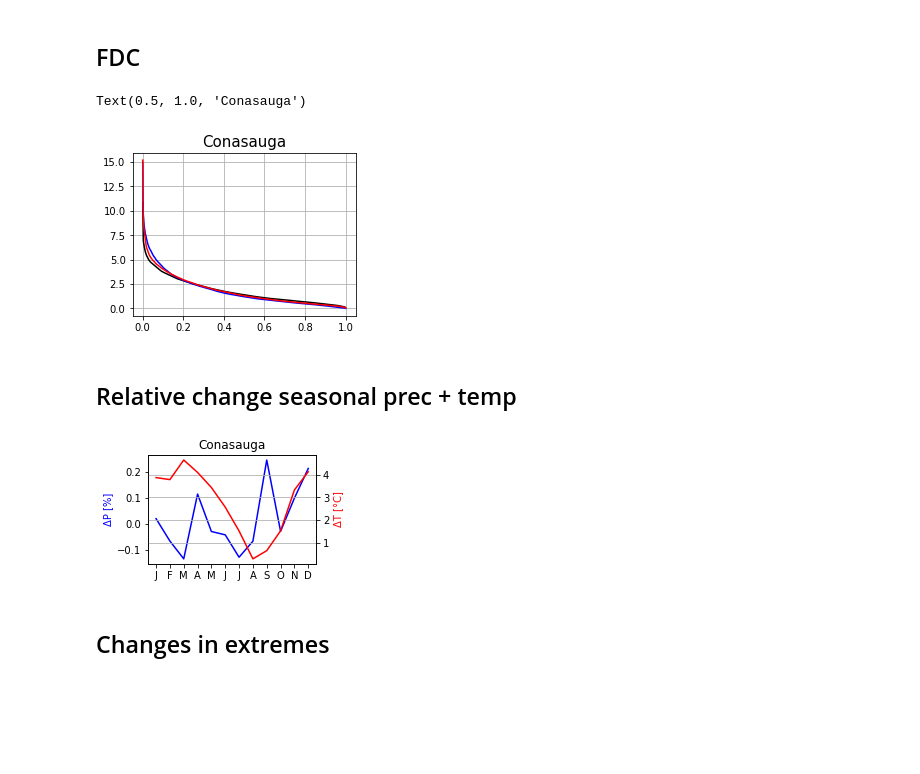
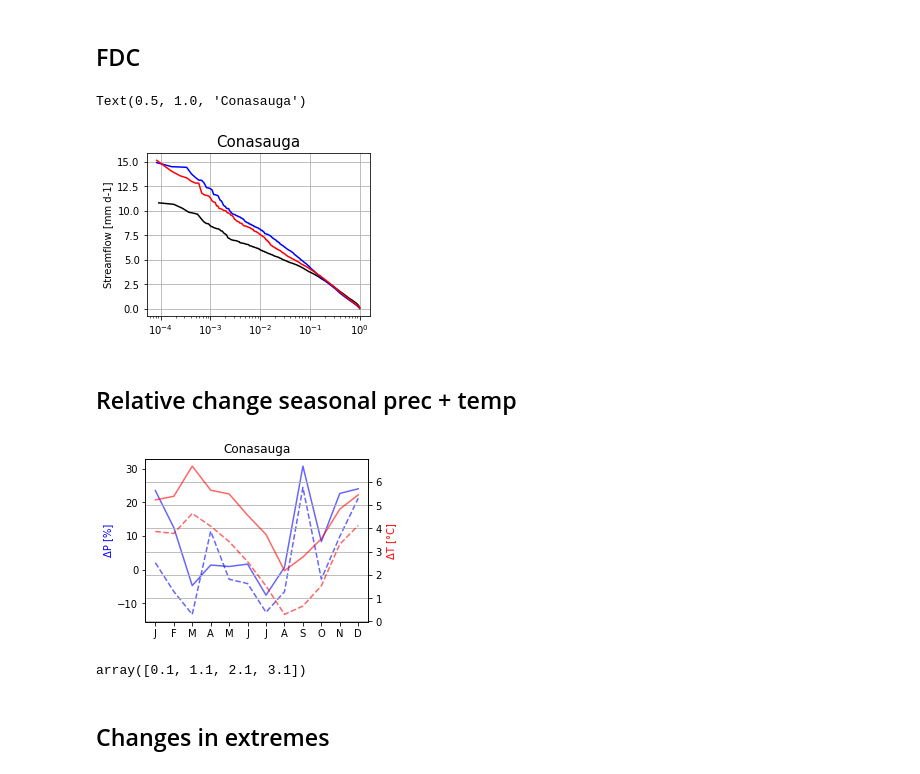
Before and after one commit to vhoogelander/BMI_HBVmountain_streamflow_analysis, a Jupyter notebook: HBVmountain/Conasauga/HBVmountain_climateanalysis_Conasauga.ipynb, the cells around one changed output. Saved outputs shown, nothing was run; the diff lists cells and outputs as text; code cells hidden in the pictures; blank space fills up the shorter version.

```diff
--- a/HBVmountain/Conasauga/HBVmountain_climateanalysis_Conasauga.ipynb
+++ b/HBVmountain/Conasauga/HBVmountain_climateanalysis_Conasauga.ipynb
@@ -99,7 +99,7 @@ ssp245_gfdl_forcing =  nc.Dataset('Data/Conasauga/HBVmountain_GFDL-CM4_Conasauga
 ssp245_gfdl_forcing = generate_forcing_from_NETCDF(ssp245_gfdl_forcing)
 ssp245_gfdl_forcing.index = pd.to_datetime(ssp245_gfdl_forcing.index)
 
-ssp585_gfdl_forcing =  nc.Dataset('Data/Conasauga/HBVmountain_GFDL-CM4_Conasauga_2067_2100_ssp245.nc')
+ssp585_gfdl_forcing =  nc.Dataset('Data/Conasauga/HBVmountain_GFDL-CM4_Conasauga_2067_2100_ssp585.nc')
 ssp585_gfdl_forcing = generate_forcing_from_NETCDF(ssp585_gfdl_forcing)
 ssp585_gfdl_forcing.index = pd.to_datetime(ssp585_gfdl_forcing.index)
 
@@ -111,7 +111,7 @@ ssp245_mpi_forcing =  nc.Dataset('Data/Conasauga/HBVmountain_MPI-ESM1-2-HR_Conas
 ssp245_mpi_forcing = generate_forcing_from_NETCDF(ssp245_mpi_forcing)
 ssp245_mpi_forcing.index = pd.to_datetime(ssp245_mpi_forcing.index)
 
-ssp585_mpi_forcing =  nc.Dataset('Data/Conasauga/HBVmountain_MPI-ESM1-2-HR_Conasauga_2067_2100_ssp245.nc')
+ssp585_mpi_forcing =  nc.Dataset('Data/Conasauga/HBVmountain_MPI-ESM1-2-HR_Conasauga_2067_2100_ssp585.nc')
 ssp585_mpi_forcing = generate_forcing_from_NETCDF(ssp585_mpi_forcing)
 ssp585_mpi_forcing.index = pd.to_datetime(ssp585_mpi_forcing.index)
 # %% [markdown]
@@ -474,24 +495,24 @@ output
 ## FDC
 # %%
 plt.figure(figsize=[4,3])
-SortedQ_hist, ExcProb_hist = flowdurationcurve(hist.mean(axis=1).values)
-SortedQ_ssp245, ExcProb_ssp245 = flowdurationcurve(ssp245.mean(axis=1).values)
-SortedQ_ssp585, ExcProb_ssp585 = flowdurationcurve(ssp585.mean(axis=1).values)
+SortedQ_hist, ExcProb_hist = flowdurationcurve(hist.loc[hist.index.year > hist.index.year[1]].mean(axis=1).values)
+SortedQ_ssp245, ExcProb_ssp245 = flowdurationcurve(ssp245.loc[ssp245.index.year > ssp245.index.year[1]].mean(axis=1).values)
+SortedQ_ssp585, ExcProb_ssp585 = flowdurationcurve(ssp585.loc[ssp585.index.year > ssp585.index.year[1]].mean(axis=1).values)
 
 plt.plot(ExcProb_hist, SortedQ_hist, color='k', label='Historical')
 plt.plot(ExcProb_ssp245, SortedQ_ssp245, color='b', label='SSP245')
 plt.plot(ExcProb_ssp585, SortedQ_ssp585, color='r', label='SSP585')
 
 
-# plt.xscale('log')
+plt.xscale('log')
 plt.grid()
 # plt.legend()
-# plt.ylabel('Streamflow [mm d-1]')
+plt.ylabel('Streamflow [mm d-1]')
 # plt.xlabel('Exceedance probability [-]')
 plt.title('Conasauga', fontsize=15)
 # %% [output]
 Text(0.5, 1.0, 'Conasauga')
-[figure, old version]
+[figure, new version]
 # %% [markdown]
 ## Relative change seasonal prec + temp
 # %%
@@ -500,32 +521,42 @@ prec_ssp245_bothmodels = (ssp245_gfdl_forcing.prec.groupby(ssp245_gfdl_forcing.i
 prec_ssp585_bothmodels = (ssp585_gfdl_forcing.prec.groupby(ssp585_gfdl_forcing.index.month).mean() +ssp585_mpi_forcing.prec.groupby(ssp585_mpi_forcing.index.month).mean()) / 2
 
 
-rel_dif_prec = (prec_ssp245_bothmodels - prec_hist_bothmodels) / prec_hist_bothmodels
+rel_dif_prec_ssp245 = (prec_ssp245_bothmodels - prec_hist_bothmodels) / prec_hist_bothmodels*100
+rel_dif_prec_ssp585 = (prec_ssp585_bothmodels - prec_hist_bothmodels) / prec_hist_bothmodels*100
+
 
 
 temp_hist_bothmodels = (hist_gfdl_forcing.temp.groupby(hist_gfdl_forcing.index.month).mean() +hist_mpi_forcing.temp.groupby(hist_mpi_forcing.index.month).mean()) / 2
 temp_ssp245_bothmodels = (ssp245_gfdl_forcing.temp.groupby(ssp245_gfdl_forcing.index.month).mean() +ssp245_mpi_forcing.temp.groupby(ssp245_mpi_forcing.index.month).mean()) / 2
 temp_ssp585_bothmodels = (ssp585_gfdl_forcing.temp.groupby(ssp585_gfdl_forcing.index.month).mean() +ssp585_mpi_forcing.temp.groupby(ssp585_mpi_forcing.index.month).mean()) / 2
 
-abs_dif_temp = (temp_ssp245_bothmodels - temp_hist_bothmodels)
+abs_dif_temp_ssp245 = (temp_ssp245_bothmodels - temp_hist_bothmodels)
+abs_dif_temp_ssp585 = (temp_ssp585_bothmodels - temp_hist_bothmodels)
 # %%
-fig = plt.figure(figsize=[3,2]) # Create matplotlib figure
+fig = plt.figure(figsize=[4,3]) # Create matplotlib figure
 
 ax = fig.add_subplot(111) # Create matplotlib axes
 
-plt.plot(rel_dif_prec, color='b')
+plt.plot(rel_dif_prec_ssp245, color='b', linestyle='--', alpha=0.6)
+plt.plot(rel_dif_prec_ssp585, color='b', alpha=0.6)
+
 
 ax2=ax.twinx()
-ax2.plot(abs_dif_temp,color="r")
+ax2.plot(abs_dif_temp_ssp245,color="r", linestyle='--', alpha=0.6, label='SSP245')
+ax2.plot(abs_dif_temp_ssp585,color="r", alpha=0.6, label='SSP585')
 ax2.set_ylabel("ΔT [°C]",color="r")
 ax.set_ylabel('ΔP [%]', color='b')
 ticks = ['J', 'F', 'M', 'A', 'M', 'J', 'J', 'A', 'S', 'O', 'N', 'D']
 plt.xticks(range(1, 13), ticks)
 plt.title('Conasauga',fontsize=12)
 plt.grid()
 plt.show()
 # %% [output]
-[figure, old version]
+[figure, new version]
+# %%
+np.array(range(4))+0.1
+# %% [output]
+array([0.1, 1.1, 2.1, 3.1])
 # %% [markdown]
 ## Changes in extremes
 # %%
```
Also changed, not shown: parts of 12 cells of this notebook, 30 other files.
